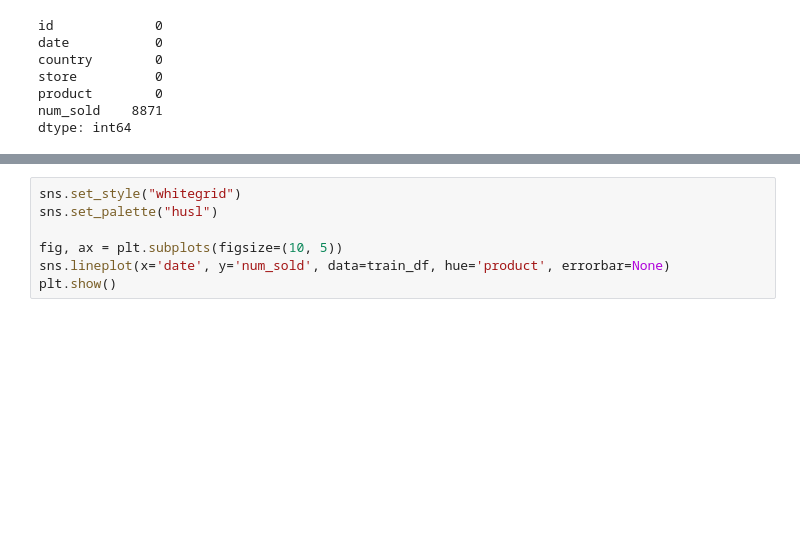
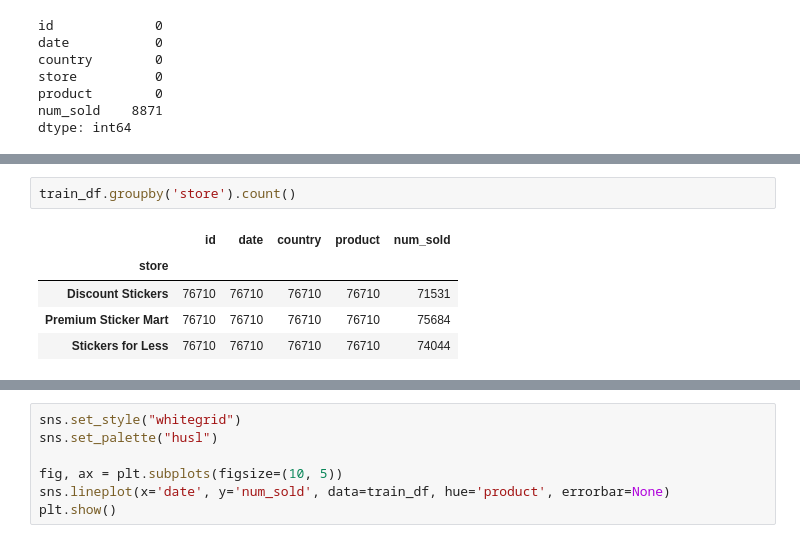
Before and after one commit to fstijnman/kaggle, a Jupyter notebook: playground_s05e01_forecasting_sticker_sales/notebooks/exploratory_analysis.ipynb, the cells around one changed output, grey strips where cells are left out. Drawn from its saved outputs; the diff is of its cells as text; blank space fills up the shorter version.

```diff
--- a/playground_s05e01_forecasting_sticker_sales/notebooks/exploratory_analysis.ipynb
+++ b/playground_s05e01_forecasting_sticker_sales/notebooks/exploratory_analysis.ipynb
@@ -84,0 +96,8 @@ dtype: int64
+# %%
+train_df.groupby('store').count()
+# %% [output]
+|  | id | date | country | product | num_sold |
+| store |  |  |  |  |  |
+| Discount Stickers | 76710 | 76710 | 76710 | 76710 | 71531 |
+| Premium Sticker Mart | 76710 | 76710 | 76710 | 76710 | 75684 |
+| Stickers for Less | 76710 | 76710 | 76710 | 76710 | 74044 |
```
Also changed, not shown: parts of 2 cells of this notebook.
